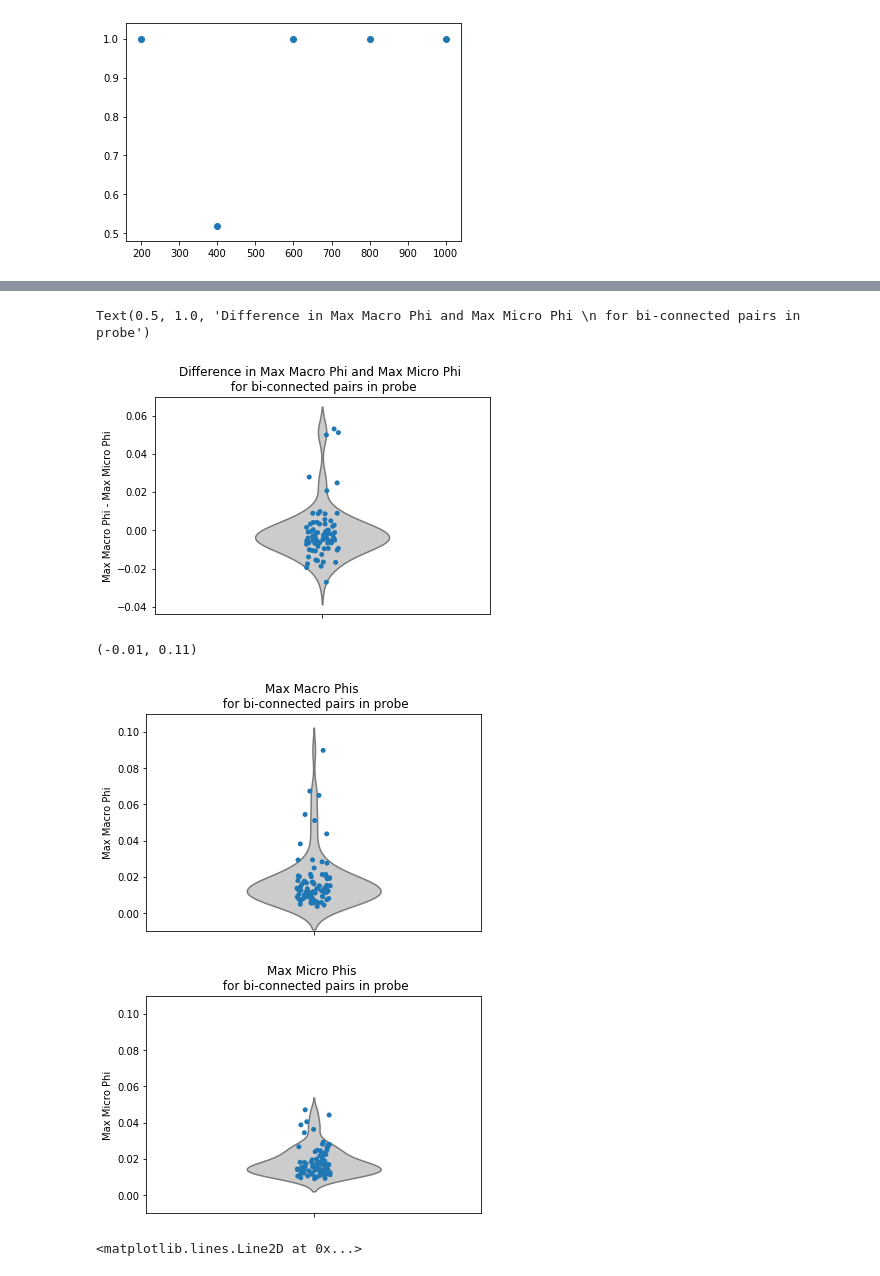
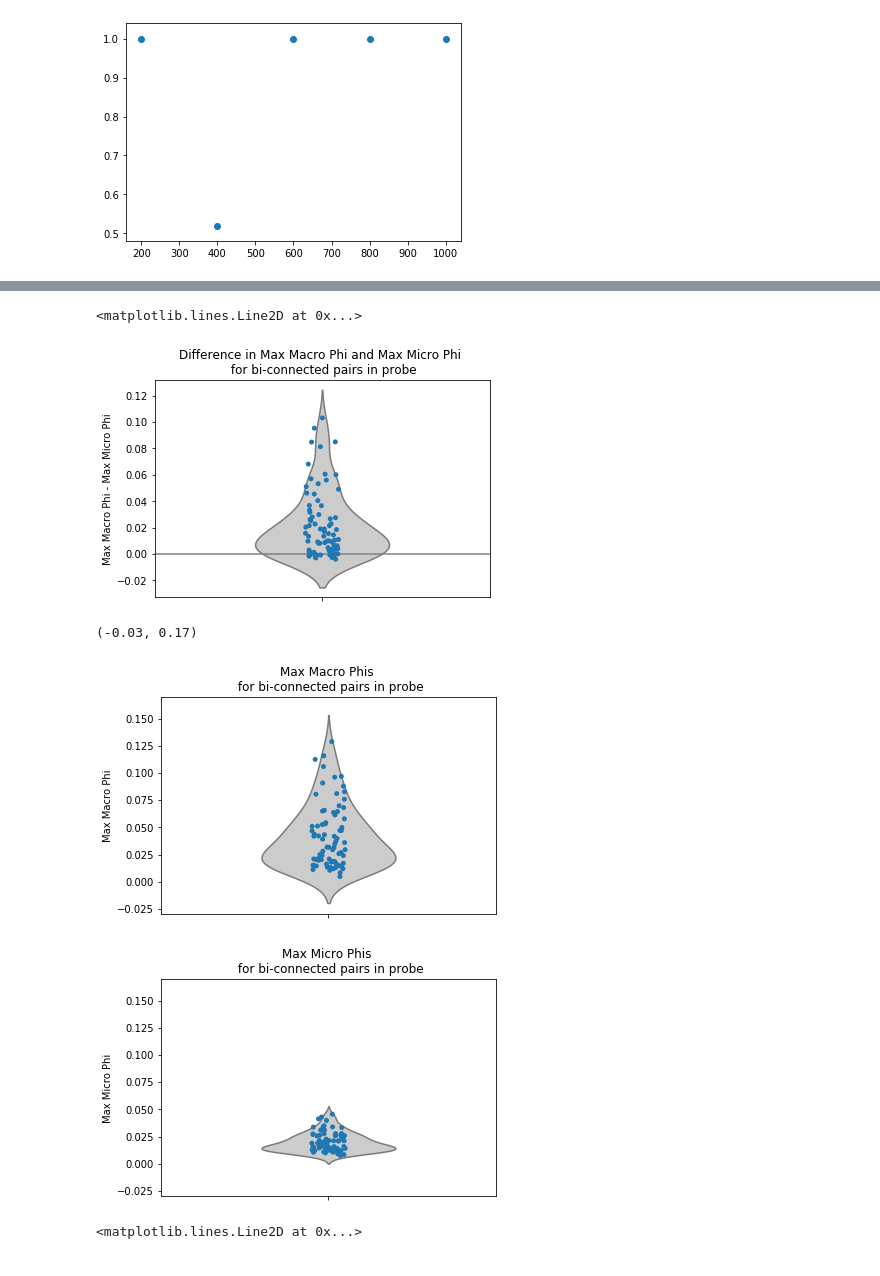
Before and after one commit to mmasque/temporal_emergence, a Jupyter notebook: spiking_statistics.ipynb, the cells around one changed output, grey strips where cells are left out. Saved outputs shown, nothing was run; the diff lists cells and outputs as text; code cells hidden in the pictures.

Commit message:
explored cliques in data, finished coarse grainings functions

```diff
--- a/spiking_statistics.ipynb
+++ b/spiking_statistics.ipynb
@@ -254,3 +260,5 @@ plt.scatter([200,400,600,800,1000], win_probs)
 # %% [output]
 <matplotlib.collections.PathCollection at 0x...>
 [figure]
+# %%
+all_coarsegrains = np.load("results/all_coarsegrains_macro_micros.npy", allow_pickle=True)
@@ -259,10 +285,16 @@ plt.scatter([200,400,600,800,1000], win_probs)
 diffs = []
 max_micros = []
 max_macros = []
-for i in range(micro_macros_bidirectionally.shape[0]):
-    max_micro = np.nanmax(micro_macros_bidirectionally[i,0])
-    max_macro = np.nanmax(micro_macros_bidirectionally[i,1])
-
-    diffs.append(max_macro - max_micro)
+max_diff_ind, max_diff = 0, 0
+for i in range(all_coarsegrains.shape[0]):
+    max_micro = np.nanmax(all_coarsegrains[i,0])
+    max_macro = np.nanmax(all_coarsegrains[i,1])
+    if all_coarsegrains[i,2] == (143,168):
+        print(i)
+    d = max_macro - max_micro
+    diffs.append(d)
     max_micros.append(max_micro)
     max_macros.append(max_macro)
+
+    if d > max_diff:
+        max_diff_ind, max_diff = i, d
@@ -274,34 +355,35 @@ ax = sns.violinplot(diffs, orient='v', color=".8", inner=None, width=0.4)
 ax = sns.stripplot(diffs, orient='v',jitter=0.05)
 plt.ylabel("Max Macro Phi - Max Micro Phi")
 plt.title("Difference in Max Macro Phi and Max Micro Phi \n for bi-connected pairs in probe")
+plt.axhline(y=0, color='gray', linestyle='-')
 # %% [output]
-Text(0.5, 1.0, 'Difference in Max Macro Phi and Max Micro Phi \n for bi-connected pairs in probe')
+<matplotlib.lines.Line2D at 0x...>
-[figure, old version]
+[figure, new version]
 # %%
 
 macros = np.array(max_macros)
 macros = macros[~np.isnan(macros)]
 
 micros = np.array(max_micros)
 micros = micros[~np.isnan(micros)]
 
 
 ax = sns.violinplot(macros, orient='v', color=".8", inner=None, width=0.4)
 ax = sns.stripplot(macros, orient='v',jitter=0.05)
 plt.ylabel("Max Macro Phi")
 plt.title("Max Macro Phis \n for bi-connected pairs in probe")
-plt.ylim([-0.01,0.11])
+plt.ylim([-0.03,0.17])
 plt.figure()
 
 ax = sns.violinplot(micros, orient='v', color=".8", inner=None, width=0.4)
 ax = sns.stripplot(micros, orient='v',jitter=0.05)
 plt.ylabel("Max Micro Phi")
 plt.title("Max Micro Phis \n for bi-connected pairs in probe")
-plt.ylim([-0.01,0.11])
+plt.ylim([-0.03,0.17])
 # %% [output]
-(-0.01, 0.11)
+(-0.03, 0.17)
-[figure, old version]
+[figure, new version]
-[figure, old version]
+[figure, new version]
 # %%
 # 143_168 results for different number of reps
 folder = "results/n_143_168_macrowins"
```
Also changed, not shown: parts of 6 cells of this notebook, 4 other files.
